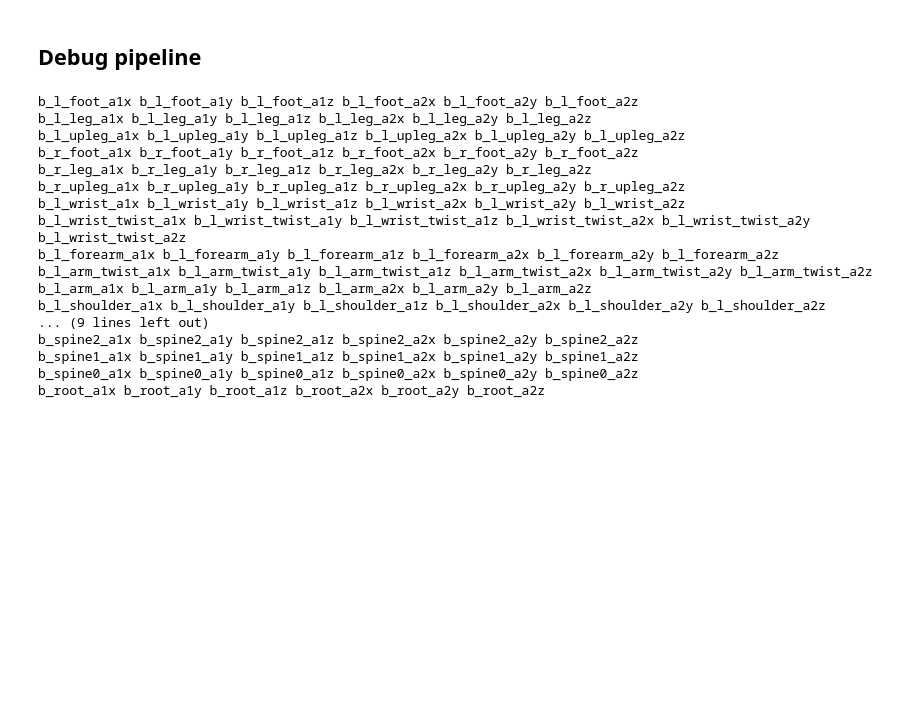
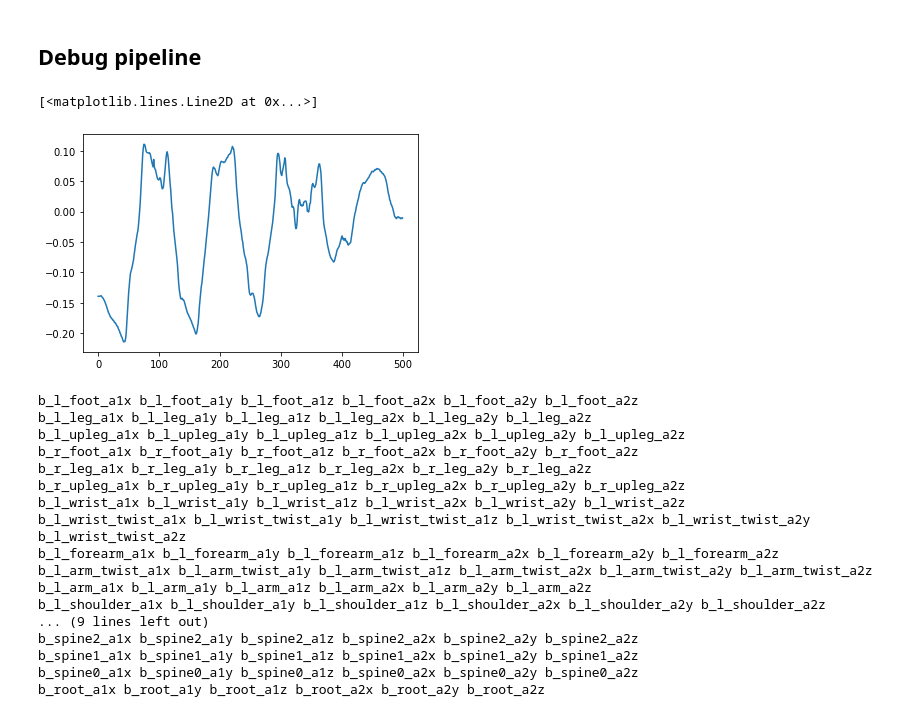
Before and after one commit to FineMotion/GENEA_2023, a Jupyter notebook: PAE.ipynb, the cells around one changed output. Cells and saved outputs as stored; diff of their text form; code cells hidden in the pictures; blank space fills up the shorter version.

```diff
--- a/PAE.ipynb
+++ b/PAE.ipynb
@@ -641,6 +641,13 @@ for i in range(8):
 [figure]
 # %% [markdown]
 ## Debug pipeline
+# %%
+fixed_data = np.load('data/ortho6d_with_root/val_fixed/val_2023_v0_000_main-agent.npy')
+# %%
+plt.plot(fixed_data[:500, 145])
+# %% [output]
+[<matplotlib.lines.Line2D at 0x...>]
+[figure, added]
 # %%
 columns = ['b_l_foot_a1x', 'b_l_leg_a1x', 'b_l_upleg_a1x', 'b_r_foot_a1x', 'b_r_leg_a1x', 'b_r_upleg_a1x', 'b_l_wrist_a1x', 'b_l_wrist_twist_a1x', 'b_l_forearm_a1x', 'b_l_arm_twist_a1x',
             'b_l_arm_a1x', 'b_l_shoulder_a1x', 'b_r_wrist_a1x', 'b_r_wrist_twist_a1x', 'b_r_forearm_a1x', 'b_r_arm_twist_a1x', 'b_r_arm_a1x', 'b_r_shoulder_a1x', 'b_head_a1x', 'b_neck0_a1x',
```
Also changed, not shown: parts of 5 cells of this notebook, 5 other files.
